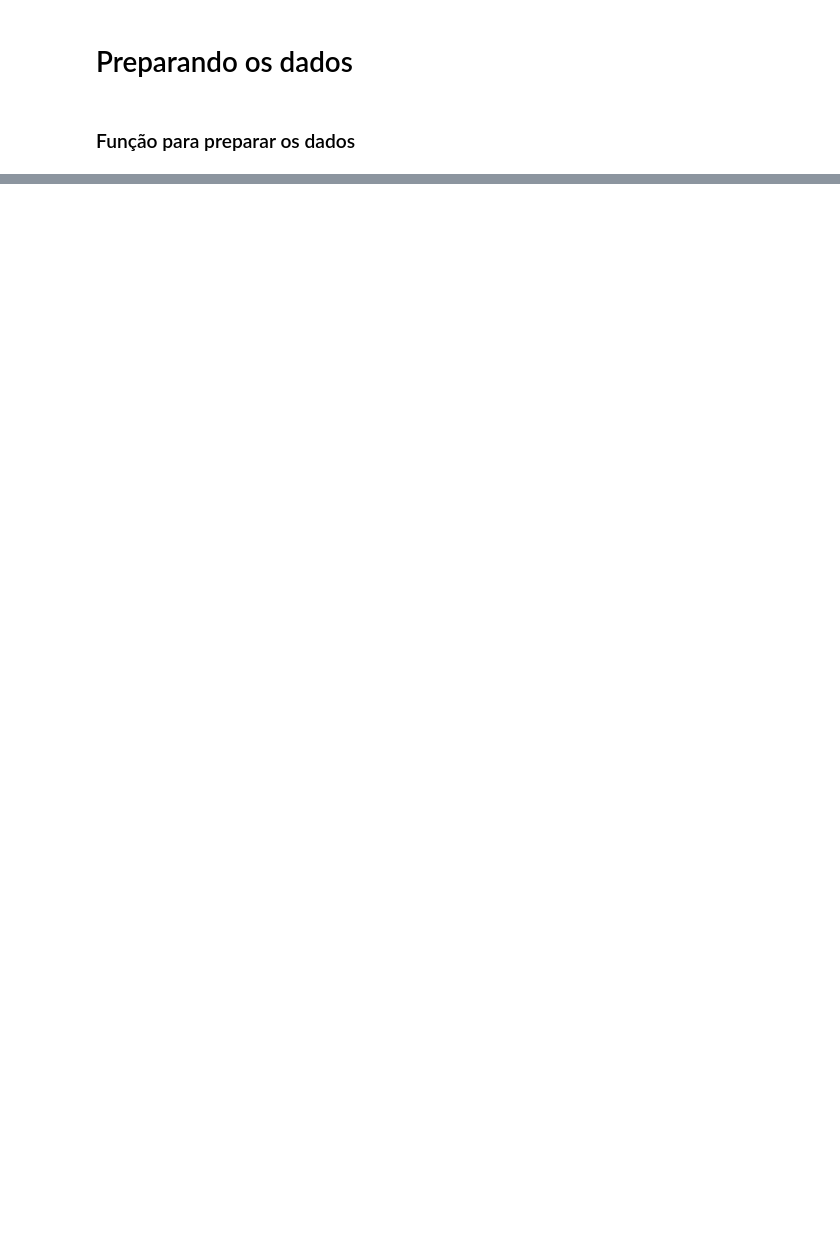
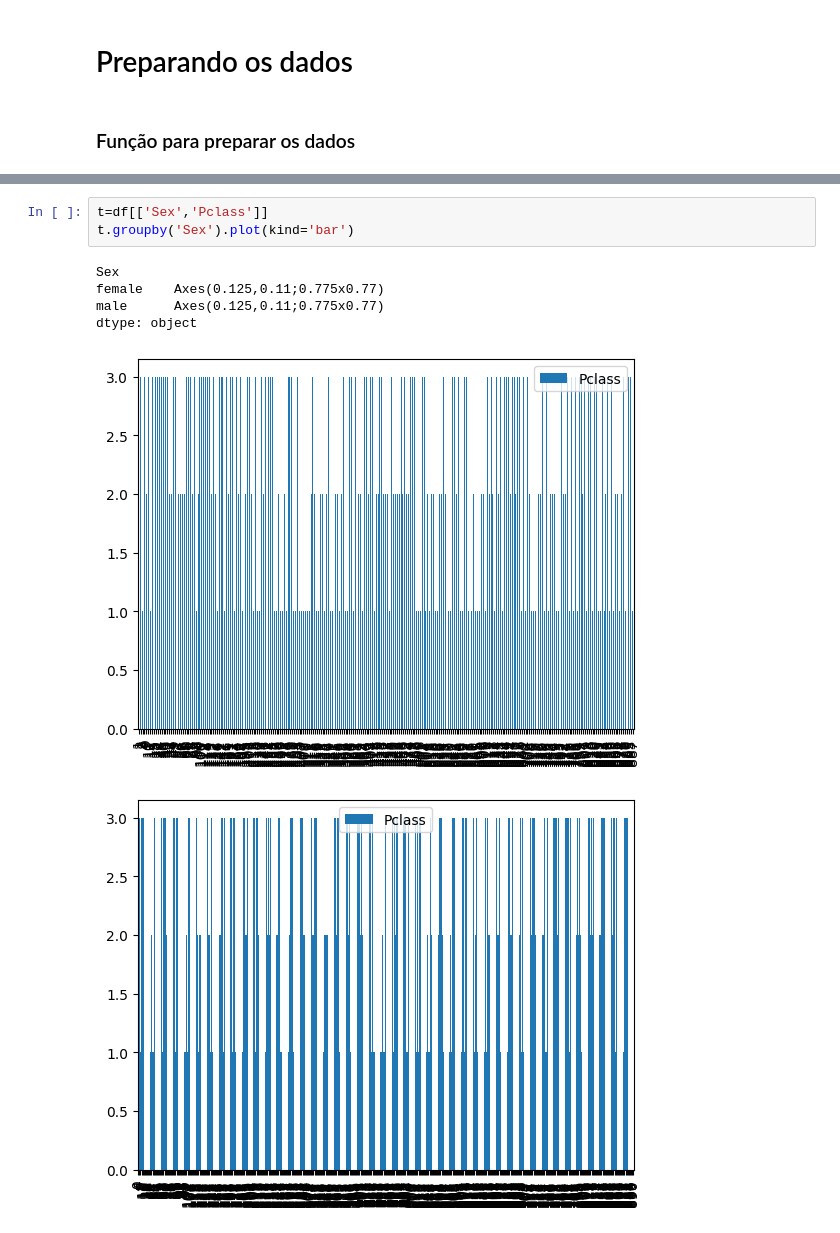
Before and after one commit to ThiagoDFMaia/Aulas-Python, a Jupyter notebook: aulas_pos/aula_pandas.ipynb, the cells around one changed output, grey strips where cells are left out. Saved outputs shown, nothing was run; the diff lists cells and outputs as text; blank space fills up the shorter version.

```diff
--- a/aulas_pos/aula_pandas.ipynb
+++ b/aulas_pos/aula_pandas.ipynb
@@ -97,0 +97,10 @@ Data columns (total 12 columns):
+# %%
+t=df[['Sex','Pclass']]
+t.groupby('Sex').plot(kind='bar')
+# %% [output]
+Sex
+female    Axes(0.125,0.11;0.775x0.77)
+male      Axes(0.125,0.11;0.775x0.77)
+dtype: object
+[figure, added]
+[figure, added]
```
Also changed, not shown: parts of 6 cells of this notebook, 4 other files.
